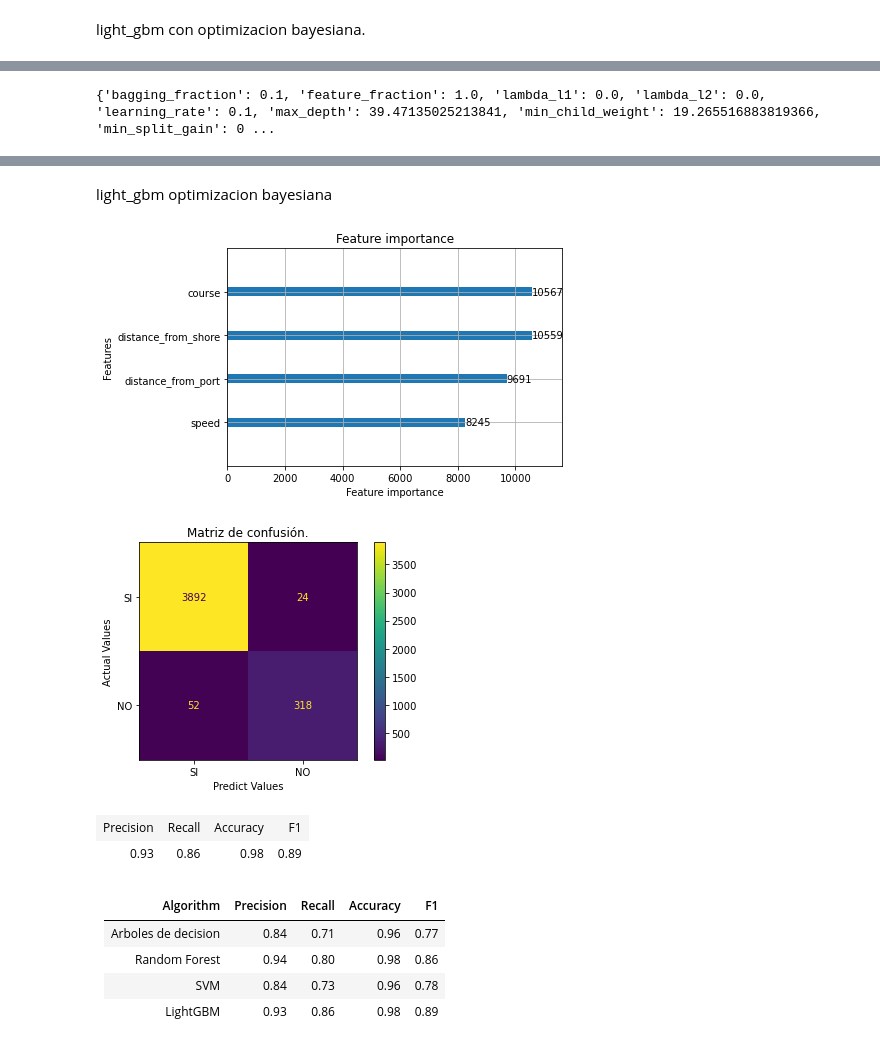
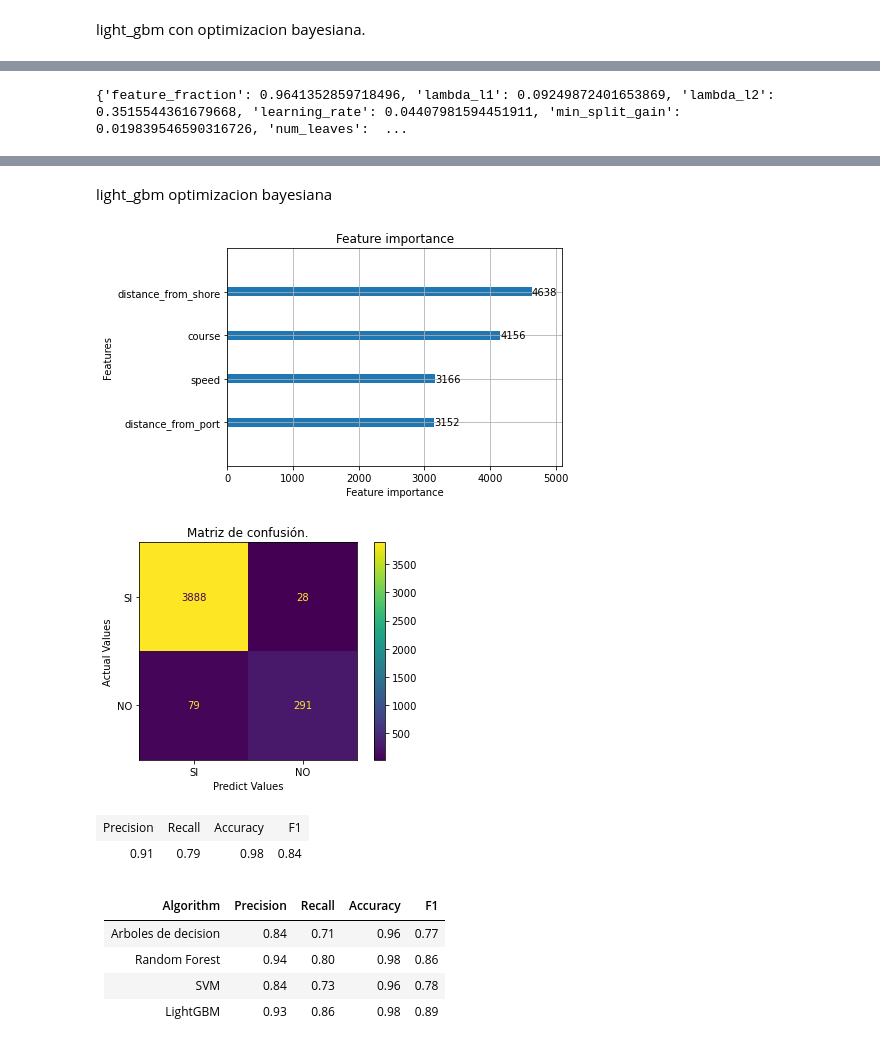
Before and after one commit to nmarcovecchio/tfi_itba_gfw, a Jupyter notebook: python/tfi_sin_fe.ipynb, the cells around one changed output, grey strips where cells are left out. Drawn from its saved outputs; the diff is of its cells as text; code cells hidden in the pictures.

```diff
--- a/python/tfi_sin_fe.ipynb
+++ b/python/tfi_sin_fe.ipynb
@@ -353,17 +353,18 @@ def bayesion_opt_lgbm(X, y, init_iter=3, n_iters=7, random_state=11, seed = 101,
         return 'r2', r2_score(labels, preds), True
 
     # Objective Function
-    def hyp_lgbm(num_leaves, feature_fraction, bagging_fraction, max_depth, min_split_gain, min_child_weight,lambda_l1, lambda_l2, learning_rate):
+    #def hyp_lgbm(num_leaves, feature_fraction, bagging_fraction, max_depth, min_split_gain, min_child_weight,lambda_l1, lambda_l2, learning_rate):
+    def hyp_lgbm(num_leaves, feature_fraction,   min_split_gain, lambda_l1, lambda_l2, learning_rate):
 
             params = {'application':'binary','num_iterations': num_iterations,'early_stopping_round':int(50 + 7/learning_rate),
                         'metric':'lgb_r2_score'} # Default parameters
 
             params["num_leaves"] = int(round(num_leaves))
             params['feature_fraction'] = max(min(feature_fraction, 1), 0)
-            params['bagging_fraction'] = max(min(bagging_fraction, 1), 0)
-            params['max_depth'] = int(round(max_depth))
+            #params['bagging_fraction'] = max(min(bagging_fraction, 1), 0)
+            #params['max_depth'] = int(round(max_depth))
             params['min_split_gain'] = min_split_gain
-            params['min_child_weight'] = min_child_weight
+            #params['min_child_weight'] = min_child_weight
 
             params['learning_rate']= max(min(learning_rate, 1), 0)
             params['lambda_l1']= lambda_l1
@@ -384,10 +385,10 @@ def bayesion_opt_lgbm(X, y, init_iter=3, n_iters=7, random_state=11, seed = 101,
                 #'eta':(0.025,0.15),
                 'num_leaves': (8, 1024),
                 'feature_fraction': (0.1, 1.0),
-                'bagging_fraction': (0.1, 1),
-                'max_depth': (30, 70),
+                #'bagging_fraction': (0.1, 1),
+                #'max_depth': (30, 70),
                 'min_split_gain': (0.0, 20),
-                'min_child_weight': (10, 50),
+                #'min_child_weight': (10, 50),
                 'lambda_l1':(0.0,10),
                 'lambda_l2':(0.0,100),
                 'learning_rate':(0.01, 0.1)
@@ -425,9 +426,9 @@ print(parametros_optimos)
 # %%
 print(parametros_optimos)
 # %% [output]
-{'bagging_fraction': 0.1, 'feature_fraction': 1.0, 'lambda_l1': 0.0, 'lambda_l2': 0.0, 'learning_rate': 0.1, 'max_depth': 39.47135025213841, 'min_child_weight': 19.265516883819366, 'min_split_gain': 0 ...
+{'feature_fraction': 0.9641352859718496, 'lambda_l1': 0.09249872401653869, 'lambda_l2': 0.3515544361679668, 'learning_rate': 0.04407981594451911, 'min_split_gain': 0.019839546590316726, 'num_leaves':  ...
 # %%
-parametros_optimos['max_depth'] = int(round(parametros_optimos['max_depth']))
+#parametros_optimos['max_depth'] = int(round(parametros_optimos['max_depth']))
 parametros_optimos['num_leaves'] = int(round(parametros_optimos['num_leaves']))
 
 dtrain = lgb.Dataset(data=X, label=y)
@@ -467,12 +468,12 @@ You can set `force_col_wise=true` to remove the overhead.
 [LightGBM] [Warning] No further splits with positive gain, best gain: -inf
 [LightGBM] [Warning] No further splits with positive gain, best gain: -inf
 [LightGBM] [Warning] No further splits with positive gain, best gain: -inf
 [LightGBM] [Warning] No further splits with positive gain, best gain: -inf
 light_gbm optimizacion bayesiana
-[figure, old version]
+[figure, new version]
 [figure]
 | Precision | Recall | Accuracy | F1 |
-| 0.93 | 0.86 | 0.98 | 0.89 |
+| 0.91 | 0.79 | 0.98 | 0.84 |
 # %% [markdown]
 | Algorithm     | Precision     | Recall        | Accuracy      | F1            |
 | ------------- | ------------- | ------------- | ------------- | ------------- |
```
Also changed, not shown: parts of 4 cells of this notebook, 1 other file.
